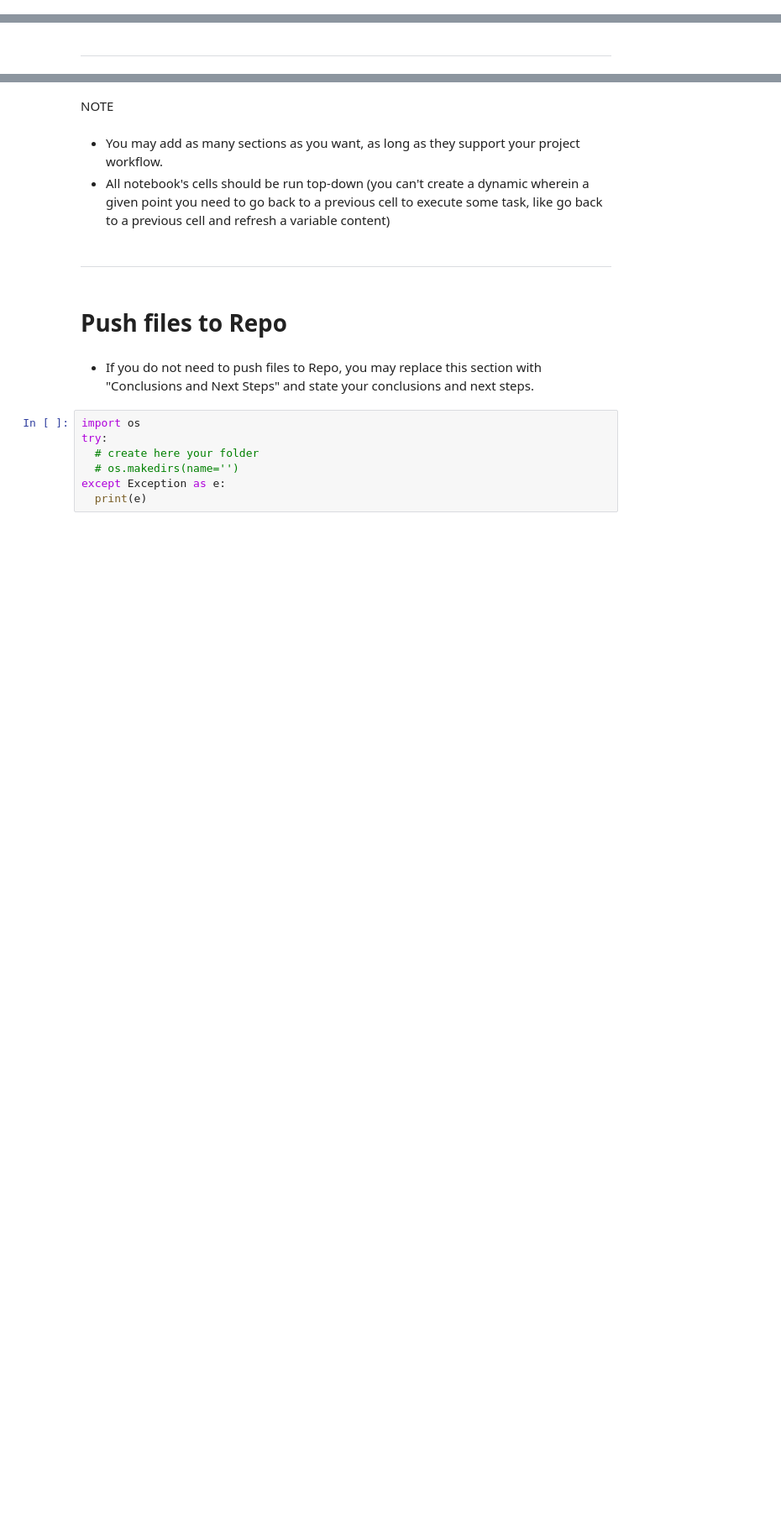
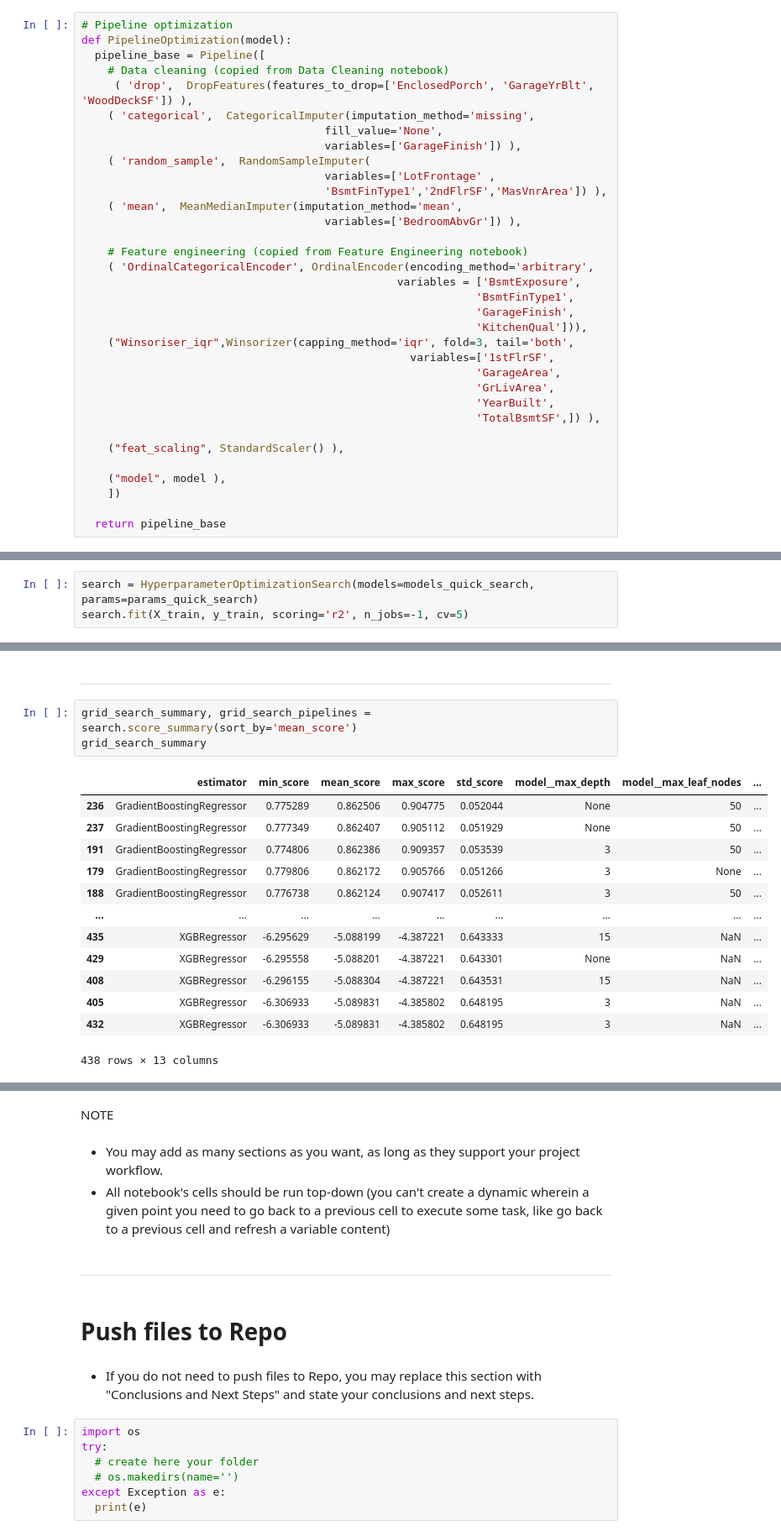
Before and after one commit to ysgurjar/pp5_project_heritage_housing, a Jupyter notebook: jupyter_notebooks/05.modelling_and_evaluation.ipynb, the cells around one changed output, grey strips where cells are left out. Shown: that part at 84% size. Drawn from its saved outputs; the diff is of its cells as text; blank space fills up the shorter version.

Commit message:
feat: complete ML algo search and hyperparameter optmisation

```diff
--- a/jupyter_notebooks/05.modelling_and_evaluation.ipynb
+++ b/jupyter_notebooks/05.modelling_and_evaluation.ipynb
@@ -68,2 +116,36 @@ Section 1 content
+# %%
+# Pipeline optimization
+def PipelineOptimization(model):
+  pipeline_base = Pipeline([
+    # Data cleaning (copied from Data Cleaning notebook)
+     ( 'drop',  DropFeatures(features_to_drop=['EnclosedPorch', 'GarageYrBlt', 'WoodDeckSF']) ),
+    ( 'categorical',  CategoricalImputer(imputation_method='missing',
+                                     fill_value='None',
+                                     variables=['GarageFinish']) ),
+    ( 'random_sample',  RandomSampleImputer(
+                                     variables=['LotFrontage' ,
+                                     'BsmtFinType1','2ndFlrSF','MasVnrArea']) ),
+    ( 'mean',  MeanMedianImputer(imputation_method='mean',
+                                     variables=['BedroomAbvGr']) ),
+
+    # Feature engineering (copied from Feature Engineering notebook)
+    ( 'OrdinalCategoricalEncoder', OrdinalEncoder(encoding_method='arbitrary',
+                                                variables = ['BsmtExposure',
+                                                            'BsmtFinType1',
+                                                            'GarageFinish',
+                                                            'KitchenQual'])),
+    ("Winsoriser_iqr",Winsorizer(capping_method='iqr', fold=3, tail='both',
+                                                  variables=['1stFlrSF',
+                                                            'GarageArea',
+                                                            'GrLivArea',
+                                                            'YearBuilt',
+                                                            'TotalBsmtSF',]) ),
+
+    ("feat_scaling", StandardScaler() ),
+
+    ("model", model ),
+    ])
+
+  return pipeline_base
 # %% [markdown]
 ---
@@ -73,0 +265,3 @@ Section 2 content
+# %%
+search = HyperparameterOptimizationSearch(models=models_quick_search, params=params_quick_search)
+search.fit(X_train, y_train, scoring='r2', n_jobs=-1, cv=5)
@@ -74,2 +286,19 @@ Section 2 content
 # %% [markdown]
 ---
+# %%
+grid_search_summary, grid_search_pipelines = search.score_summary(sort_by='mean_score')
+grid_search_summary
+# %% [output]
+|  | estimator | min_score | mean_score | max_score | std_score | model__max_depth | model__max_leaf_nodes | ... |
+| 236 | GradientBoostingRegressor | 0.775289 | 0.862506 | 0.904775 | 0.052044 | None | 50 | ... |
+| 237 | GradientBoostingRegressor | 0.777349 | 0.862407 | 0.905112 | 0.051929 | None | 50 | ... |
+| 191 | GradientBoostingRegressor | 0.774806 | 0.862386 | 0.909357 | 0.053539 | 3 | 50 | ... |
+| 179 | GradientBoostingRegressor | 0.779806 | 0.862172 | 0.905766 | 0.051266 | 3 | None | ... |
+| 188 | GradientBoostingRegressor | 0.776738 | 0.862124 | 0.907417 | 0.052611 | 3 | 50 | ... |
+| ... | ... | ... | ... | ... | ... | ... | ... | ... |
+| 435 | XGBRegressor | -6.295629 | -5.088199 | -4.387221 | 0.643333 | 15 | NaN | ... |
+| 429 | XGBRegressor | -6.295558 | -5.088201 | -4.387221 | 0.643301 | None | NaN | ... |
+| 408 | XGBRegressor | -6.296155 | -5.088304 | -4.387221 | 0.643531 | 15 | NaN | ... |
+| 405 | XGBRegressor | -6.306933 | -5.089831 | -4.385802 | 0.648195 | 3 | NaN | ... |
+| 432 | XGBRegressor | -6.306933 | -5.089831 | -4.385802 | 0.648195 | 3 | NaN | ... |
+438 rows × 13 columns
```
Also changed, not shown: parts of 30 cells of this notebook, 1 other file.
